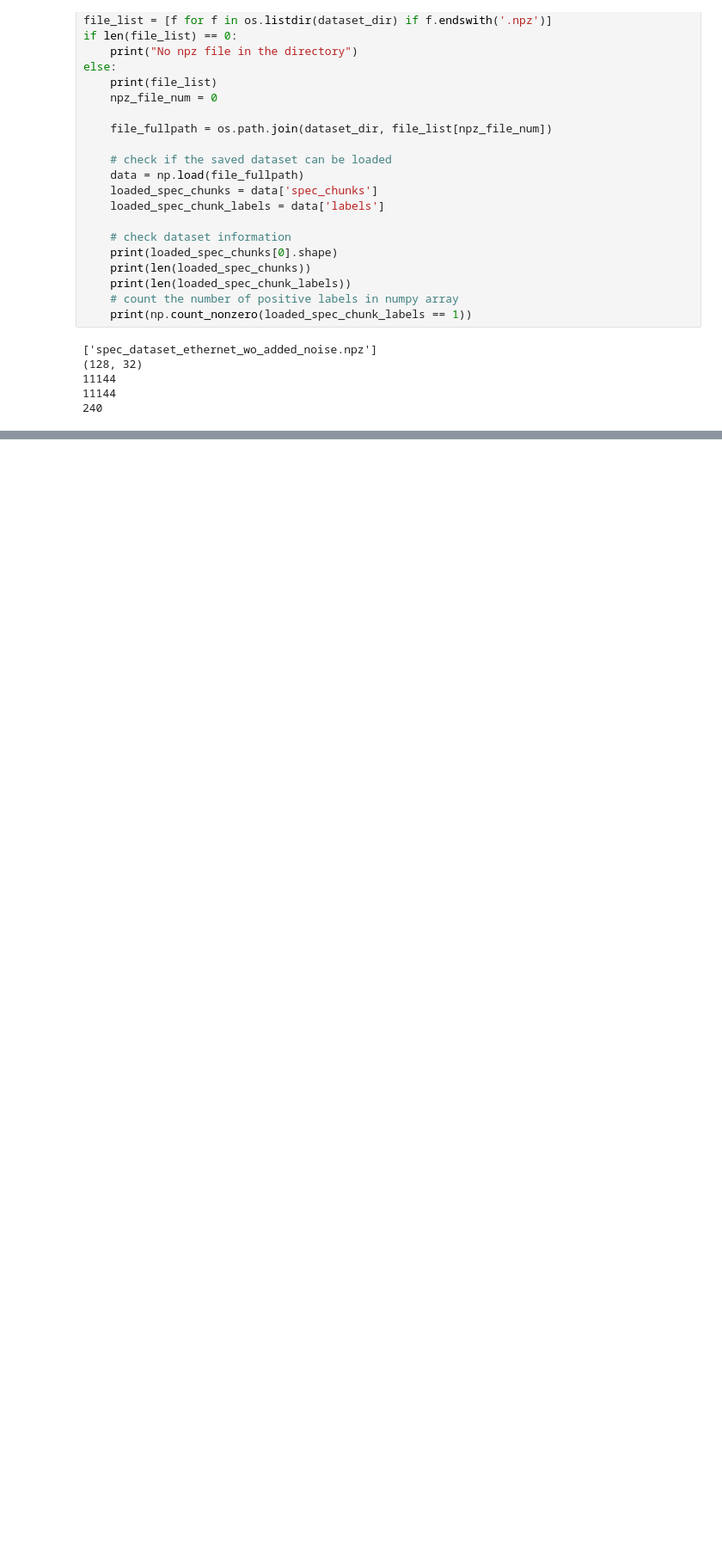
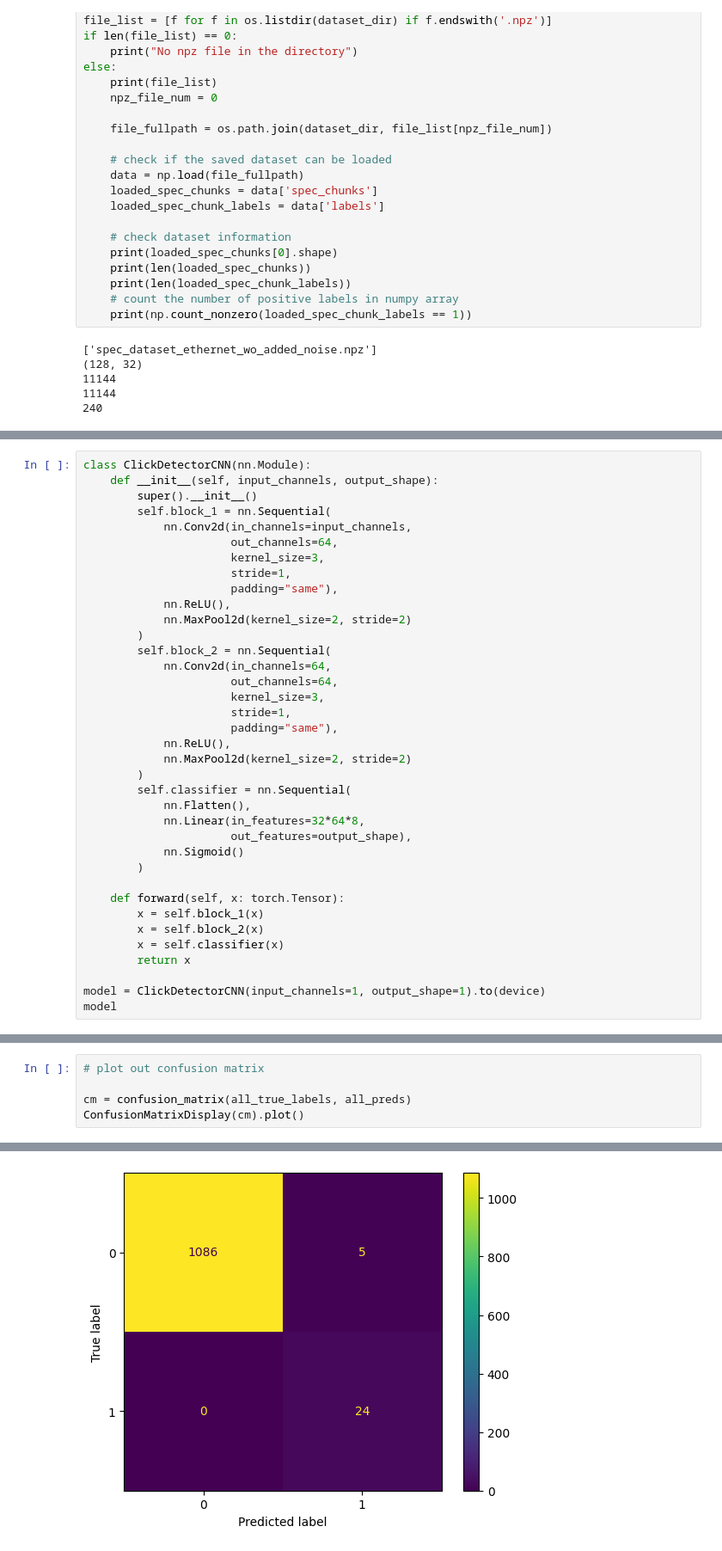
Before and after one commit to matteoseidl/Electrical_Connector_Click-Event_Detection, a Jupyter notebook: 03_Click_Detection_Model/clickDetectionModel.ipynb, the cells around one changed output, grey strips where cells are left out. Shown at 86% size. Cells and saved outputs as stored; diff of their text form; blank space fills up the shorter version.

Commit message:
trained network for ethernet clicks without added noise

```diff
--- a/03_Click_Detection_Model/clickDetectionModel.ipynb
+++ b/03_Click_Detection_Model/clickDetectionModel.ipynb
@@ -116,0 +231,37 @@ print(len(spec_chunks_norm_NOK))
+# %%
+class ClickDetectorCNN(nn.Module):
+    def __init__(self, input_channels, output_shape):
+        super().__init__()
+        self.block_1 = nn.Sequential(
+            nn.Conv2d(in_channels=input_channels,
+                      out_channels=64,
+                      kernel_size=3,
+                      stride=1,
+                      padding="same"),
+            nn.ReLU(),
+            nn.MaxPool2d(kernel_size=2, stride=2)
+        )
+        self.block_2 = nn.Sequential(
+            nn.Conv2d(in_channels=64,
+                      out_channels=64,
+                      kernel_size=3,
+                      stride=1,
+                      padding="same"),
+            nn.ReLU(),
+            nn.MaxPool2d(kernel_size=2, stride=2)
+        )
+        self.classifier = nn.Sequential(
+            nn.Flatten(),
+            nn.Linear(in_features=32*64*8,
+                      out_features=output_shape),
+            nn.Sigmoid()
+        )
+
+    def forward(self, x: torch.Tensor):
+        x = self.block_1(x)
+        x = self.block_2(x)
+        x = self.classifier(x)
+        return x
+
+model = ClickDetectorCNN(input_channels=1, output_shape=1).to(device)
+model
@@ -116,0 +405,6 @@ print(len(spec_chunks_norm_NOK))
+# %%
+# plot out confusion matrix
+
+cm = confusion_matrix(all_true_labels, all_preds)
+ConfusionMatrixDisplay(cm).plot()
+# %% [output]
@@ -116,0 +412 @@ print(len(spec_chunks_norm_NOK))
+[figure, added]
```
Also changed, not shown: parts of 10 cells of this notebook.
